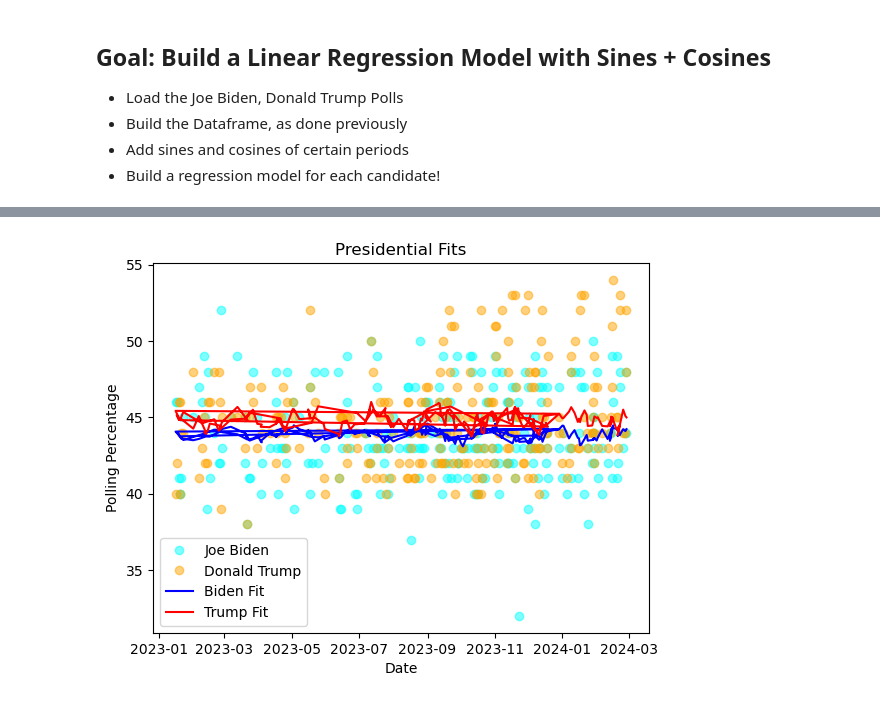
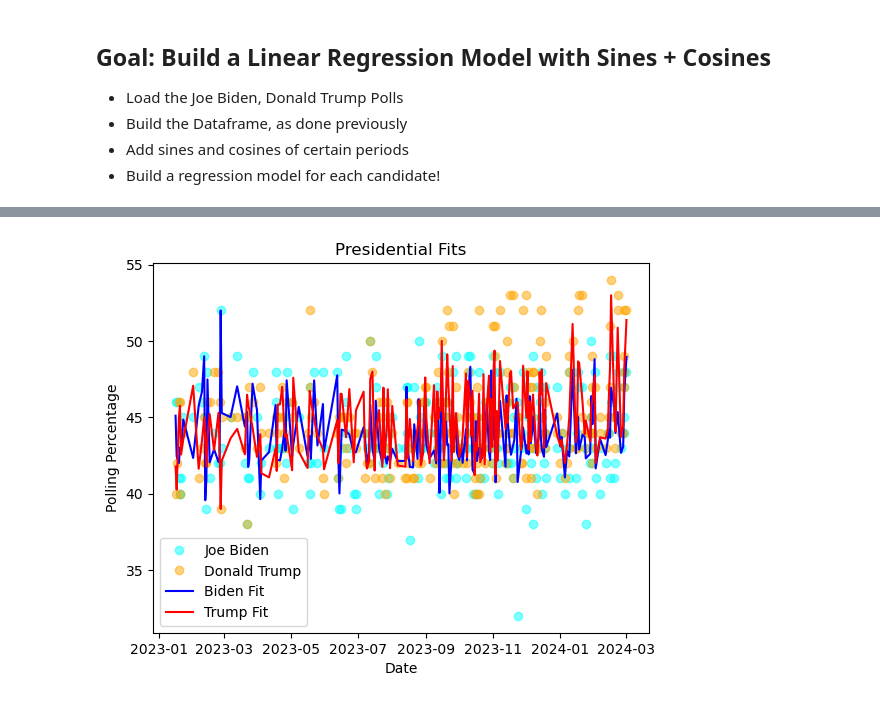
Before and after one commit to robertfeldstein/Election2024, a Jupyter notebook: linearsinemodel.ipynb, the cells around one changed output, grey strips where cells are left out. Saved outputs shown, nothing was run; the diff lists cells and outputs as text; code cells hidden in the pictures.

Commit message:
Improved our prediction models

```diff
--- a/linearsinemodel.ipynb
+++ b/linearsinemodel.ipynb
@@ -26,17 +26,20 @@ df.head()
 # %%
 # Add sines and cosines of the day of the year to the data
-df['sinfreq1'] = np.sin(np.pi*df["Days Since 01-01-23"]/30)
-df['cosfreq1'] = np.cos(np.pi*df["Days Since 01-01-23"]/30)
-df['sinfreq2'] = np.sin(245*np.pi*df["Days Since 01-01-23"]/30)
-df['cosfreq2'] = np.cos(245*np.pi*df["Days Since 01-01-23"]/30)
-df['sinfreq3'] = np.sin(180*np.pi*df["Days Since 01-01-23"]/30)
-df['cosfreq3'] = np.cos(180*np.pi*df["Days Since 01-01-23"]/30)
-df['sinfreq4'] = np.sin(359*np.pi*df["Days Since 01-01-23"]/30)
-df['cosfreq4'] = np.cos(359*np.pi*df["Days Since 01-01-23"]/30)
+scale = 365
+days = df["Days Since 01-01-23"]
+freq1 = scale*9
+freq2 = scale*3
+freq3 = scale
+df['sinfreq1'] = np.sin(freq1*np.pi*days/scale)
+df['cosfreq1'] = np.cos(freq1*np.pi*days/scale)
+df['sinfreq2'] = np.sin(freq2*np.pi*days/scale)
+df['cosfreq2'] = np.cos(freq2*np.pi*days/scale)
+df['sinfreq3'] = np.sin(freq3*np.pi*days/scale)
+df['cosfreq3'] = np.cos(freq3*np.pi*days/scale)
 # %%
 # We'll use the pollster, sine and cosine of the day of the year as features
-#X = df[['sinfreq1','cosfreq1', 'sinfreq2', 'cosfreq2', 'sinfreq3', 'cosfreq3','sinfreq4', 'cosfreq4']]
-X = df[['sinfreq1','cosfreq1', 'sinfreq2', 'cosfreq2', 'sinfreq3', 'cosfreq3']]
+#X = df[['sinfreq1','cosfreq1', 'sinfreq2', 'cosfreq2', 'sinfreq3', 'cosfreq3']]
+X = df[['Days Since 01-01-23','sinfreq1','cosfreq1', 'sinfreq2', 'cosfreq2', 'sinfreq3', 'cosfreq3']]
 Xtrain = X[df["End Date"] < "2024-01-01"]
 Xtest = X[df["End Date"] > "2024-01-01"]
 X = pd.get_dummies(X, drop_first=True)
@@ -57,16 +60,22 @@ dtmodel = LinearRegression()
 dtmodel.fit(X, dty)
 dtpredictions = dtmodel.predict(X)
 # %%
-# Plot a time series of the polls and then the fit from the model
+#Is it possible to subset the predictions to only include the unique dates?
 dates = df["End Date"]
+unique_dates = np.unique(dates)
+unique_jbpredictions = []
+unique_dtpredictions = []
+for date in unique_dates:
+    unique_jbpredictions.append(jbpredictions[dates == date].mean())
+    unique_dtpredictions.append(dtpredictions[dates == date].mean())
 plt.plot(dates, jby, 'o', label='Joe Biden', alpha = 0.5, color = 'aqua')
 plt.plot(dates, dty, 'o', label='Donald Trump', alpha = 0.5, color = 'orange')
-plt.plot(dates, jbpredictions, label='Biden Fit', color = 'blue')
-plt.plot(dates, dtpredictions, label='Trump Fit', color = 'red')
+plt.plot(unique_dates, unique_jbpredictions, label='Biden Fit', color = 'blue')
+plt.plot(unique_dates, unique_dtpredictions, label='Trump Fit', color = 'red')
 plt.xlabel('Date')
 plt.ylabel('Polling Percentage')
 plt.title('Presidential Fits')
 plt.legend()
 plt.show()
 # %% [output]
-[figure, old version]
+[figure, new version]
```
Also changed, not shown: parts of 2 cells of this notebook, 3 other files.
